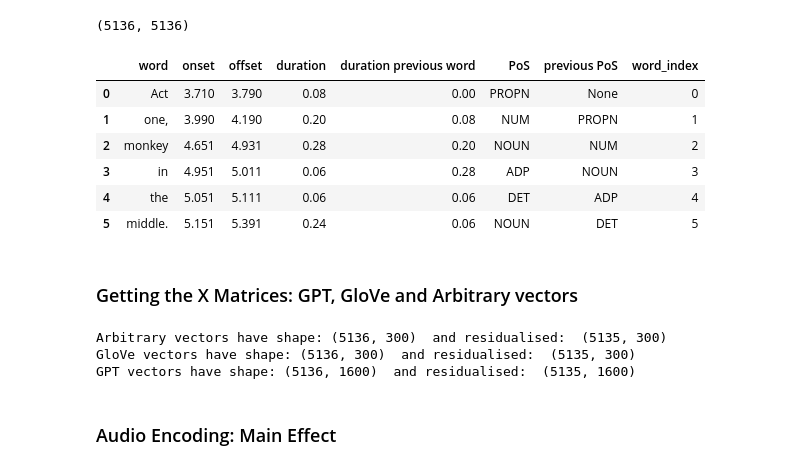
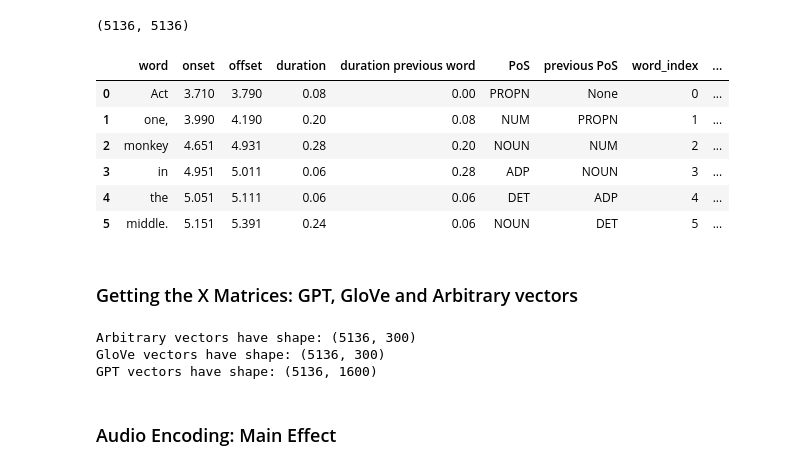
Before and after one commit to InesSchoenmann/Lingpred, a Jupyter notebook: notebooks_new/Audio_Encoding.ipynb, the cells around one changed output. Cells and saved outputs as stored; diff of their text form; code cells hidden in the pictures.

```diff
--- a/notebooks_new/Audio_Encoding.ipynb
+++ b/notebooks_new/Audio_Encoding.ipynb
@@ -135,24 +138,35 @@ len(matched_PoS), len(words_df)
 # %%
 # amend the words dataframe with useful information:
 words_df['duration']              = words_df['offset'] - words_df['onset']
 words_df['duration previous word']= words_df['duration'].shift(1)
 words_df['PoS']                   = matched_PoS
 words_df['previous PoS']          = words_df['PoS'].shift(1)
-words_df['word_index']            = range(len(words_df))
+words_df['word_index']            = np.arange(len(words_df)).astype(int)
+words_df['word']                  = words_df['word'].astype('string')
+
+
+# include information about the PoS type: content vs. non-content word:
+content_pos = {'NOUN', 'PROPN', 'VERB', 'ADJ', 'ADV'}
+
+def map_content(pos):
+    return 'Content' if pos in content_pos else 'Non-content'
+
+# Apply mapping
+words_df['previous PoS_type']   = words_df['previous PoS'].apply(map_content)
 
 # avoid having NaNs (for the first word the duration of the previous words is undefined)
-words_df.loc[0, 'duration previous word'] = 0
+words_df.iloc[0, words_df.columns.get_loc('duration previous word')] = 0
 
 # Let us look at what our words dataframe looks like at the moment:
 words_df.head(6)
 # %% [output]
-|  | word | onset | offset | duration | duration previous word | PoS | previous PoS | word_index |
-| 0 | Act | 3.710 | 3.790 | 0.08 | 0.00 | PROPN | None | 0 |
-| 1 | one, | 3.990 | 4.190 | 0.20 | 0.08 | NUM | PROPN | 1 |
-| 2 | monkey | 4.651 | 4.931 | 0.28 | 0.20 | NOUN | NUM | 2 |
-| 3 | in | 4.951 | 5.011 | 0.06 | 0.28 | ADP | NOUN | 3 |
-| 4 | the | 5.051 | 5.111 | 0.06 | 0.06 | DET | ADP | 4 |
-| 5 | middle. | 5.151 | 5.391 | 0.24 | 0.06 | NOUN | DET | 5 |
+|  | word | onset | offset | duration | duration previous word | PoS | previous PoS | word_index | ... |
+| 0 | Act | 3.710 | 3.790 | 0.08 | 0.00 | PROPN | None | 0 | ... |
+| 1 | one, | 3.990 | 4.190 | 0.20 | 0.08 | NUM | PROPN | 1 | ... |
+| 2 | monkey | 4.651 | 4.931 | 0.28 | 0.20 | NOUN | NUM | 2 | ... |
+| 3 | in | 4.951 | 5.011 | 0.06 | 0.28 | ADP | NOUN | 3 | ... |
+| 4 | the | 5.051 | 5.111 | 0.06 | 0.06 | DET | ADP | 4 | ... |
+| 5 | middle. | 5.151 | 5.391 | 0.24 | 0.06 | NOUN | DET | 5 | ... |
 # %% [markdown]
 ### Getting the X Matrices: GPT, GloVe and Arbitrary vectors
 # %%
@@ -173,18 +187,13 @@ elif dataset == 'Armeni':
         X_matrices_GPT     = pickle.load(f)
         X_GPT              = X_matrices_GPT['X_GPT']
 
-# make X matrices with residualised vectors:
-X_arbitrary_residualised = regress_out_one(X_arbitrary)
-X_Glove_residualised     = regress_out_one(X_Glove)
-X_GPT_residualised       = regress_out_one(X_GPT)
-
-print('Arbitrary vectors have shape:', X_arbitrary.shape, ' and residualised: ', X_arbitrary_residualised.shape)
-print('GloVe vectors have shape:', X_Glove.shape, ' and residualised: ', X_Glove_residualised.shape)
-print('GPT vectors have shape:', X_GPT.shape, ' and residualised: ', X_GPT_residualised.shape)
+print('Arbitrary vectors have shape:', X_arbitrary.shape)
+print('GloVe vectors have shape:', X_Glove.shape)
+print('GPT vectors have shape:', X_GPT.shape)
 # %% [output]
-Arbitrary vectors have shape: (5136, 300)  and residualised:  (5135, 300)
-GloVe vectors have shape: (5136, 300)  and residualised:  (5135, 300)
-GPT vectors have shape: (5136, 1600)  and residualised:  (5135, 1600)
+Arbitrary vectors have shape: (5136, 300)
+GloVe vectors have shape: (5136, 300)
+GPT vectors have shape: (5136, 1600)
 # %% [markdown]
 ### Audio Encoding: Main Effect
 # %%
```
Also changed, not shown: parts of 34 cells of this notebook, 2 other files.
